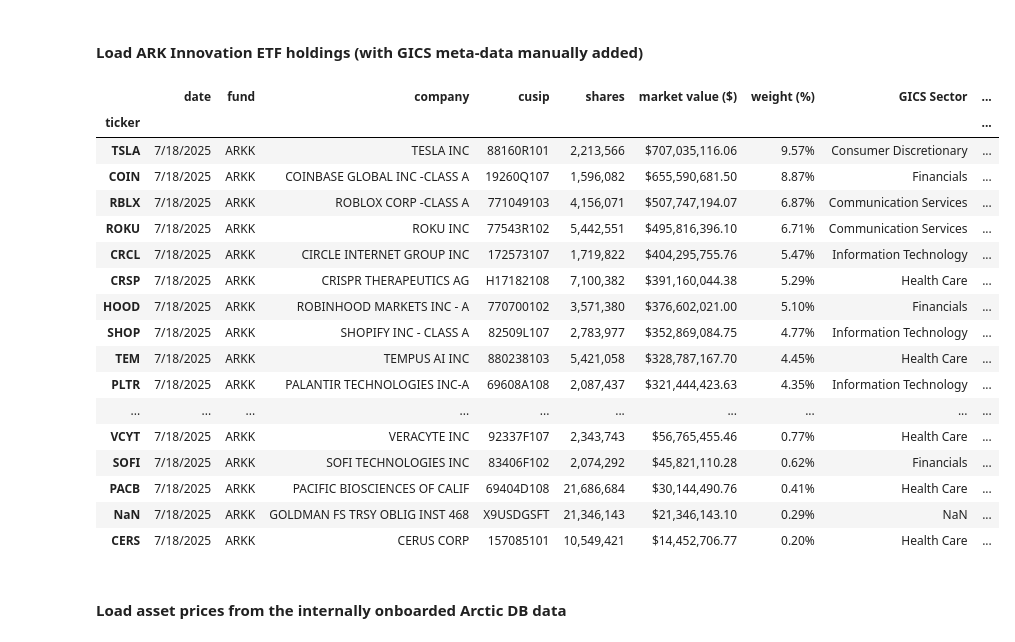
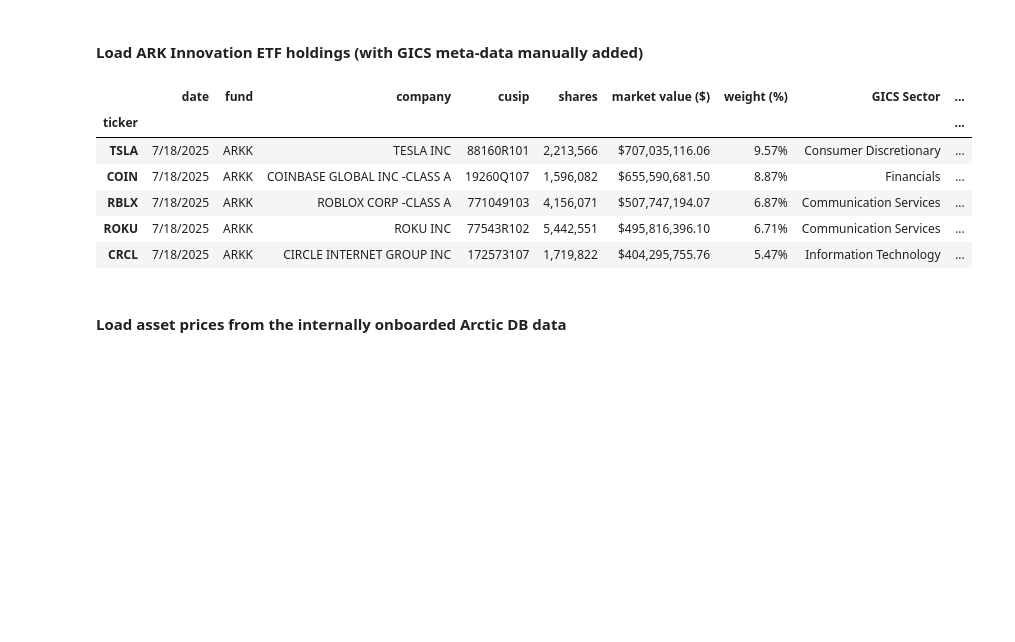
Before and after one commit to kenchan323/k_personal_projects, a Jupyter notebook: finance/risk_illustration/ark_snapshot_holdings.ipynb, the cells around one changed output. Cells and saved outputs as stored; diff of their text form; code cells hidden in the pictures; blank space fills up the shorter version.

```diff
--- a/finance/risk_illustration/ark_snapshot_holdings.ipynb
+++ b/finance/risk_illustration/ark_snapshot_holdings.ipynb
@@ -16,26 +17,15 @@ import seaborn as sns
 h_df = pd.read_csv('data/20250718_ARK_INNOVATION_ETF_ARKK_HOLDINGS.csv', index_col=3, parse_dates=True)
 h_df = h_df.dropna(subset=['weight (%)'])
 # %%
-h_df
+h_df.head(5)
 # %% [output]
 |  | date | fund | company | cusip | shares | market value ($) | weight (%) | GICS Sector | ... |
 | ticker |  |  |  |  |  |  |  |  | ... |
 | TSLA | 7/18/2025 | ARKK | TESLA INC | 88160R101 | 2,213,566 | $707,035,116.06 | 9.57% | Consumer Discretionary | ... |
 | COIN | 7/18/2025 | ARKK | COINBASE GLOBAL INC -CLASS A | 19260Q107 | 1,596,082 | $655,590,681.50 | 8.87% | Financials | ... |
 | RBLX | 7/18/2025 | ARKK | ROBLOX CORP -CLASS A | 771049103 | 4,156,071 | $507,747,194.07 | 6.87% | Communication Services | ... |
 | ROKU | 7/18/2025 | ARKK | ROKU INC | 77543R102 | 5,442,551 | $495,816,396.10 | 6.71% | Communication Services | ... |
 | CRCL | 7/18/2025 | ARKK | CIRCLE INTERNET GROUP INC | 172573107 | 1,719,822 | $404,295,755.76 | 5.47% | Information Technology | ... |
-| CRSP | 7/18/2025 | ARKK | CRISPR THERAPEUTICS AG | H17182108 | 7,100,382 | $391,160,044.38 | 5.29% | Health Care | ... |
-| HOOD | 7/18/2025 | ARKK | ROBINHOOD MARKETS INC - A | 770700102 | 3,571,380 | $376,602,021.00 | 5.10% | Financials | ... |
-| SHOP | 7/18/2025 | ARKK | SHOPIFY INC - CLASS A | 82509L107 | 2,783,977 | $352,869,084.75 | 4.77% | Information Technology | ... |
-| TEM | 7/18/2025 | ARKK | TEMPUS AI INC | 880238103 | 5,421,058 | $328,787,167.70 | 4.45% | Health Care | ... |
-| PLTR | 7/18/2025 | ARKK | PALANTIR TECHNOLOGIES INC-A | 69608A108 | 2,087,437 | $321,444,423.63 | 4.35% | Information Technology | ... |
-| ... | ... | ... | ... | ... | ... | ... | ... | ... | ... |
-| VCYT | 7/18/2025 | ARKK | VERACYTE INC | 92337F107 | 2,343,743 | $56,765,455.46 | 0.77% | Health Care | ... |
-| SOFI | 7/18/2025 | ARKK | SOFI TECHNOLOGIES INC | 83406F102 | 2,074,292 | $45,821,110.28 | 0.62% | Financials | ... |
-| PACB | 7/18/2025 | ARKK | PACIFIC BIOSCIENCES OF CALIF | 69404D108 | 21,686,684 | $30,144,490.76 | 0.41% | Health Care | ... |
-| NaN | 7/18/2025 | ARKK | GOLDMAN FS TRSY OBLIG INST 468 | X9USDGSFT | 21,346,143 | $21,346,143.10 | 0.29% | NaN | ... |
-| CERS | 7/18/2025 | ARKK | CERUS CORP | 157085101 | 10,549,421 | $14,452,706.77 | 0.20% | Health Care | ... |
 # %%
 count_sector = len(h_df['GICS Sector'].unique())
 sector_colour = {g: sns.color_palette("tab10", count_sector)[idx]
```
Also changed, not shown: parts of 4 cells of this notebook.
